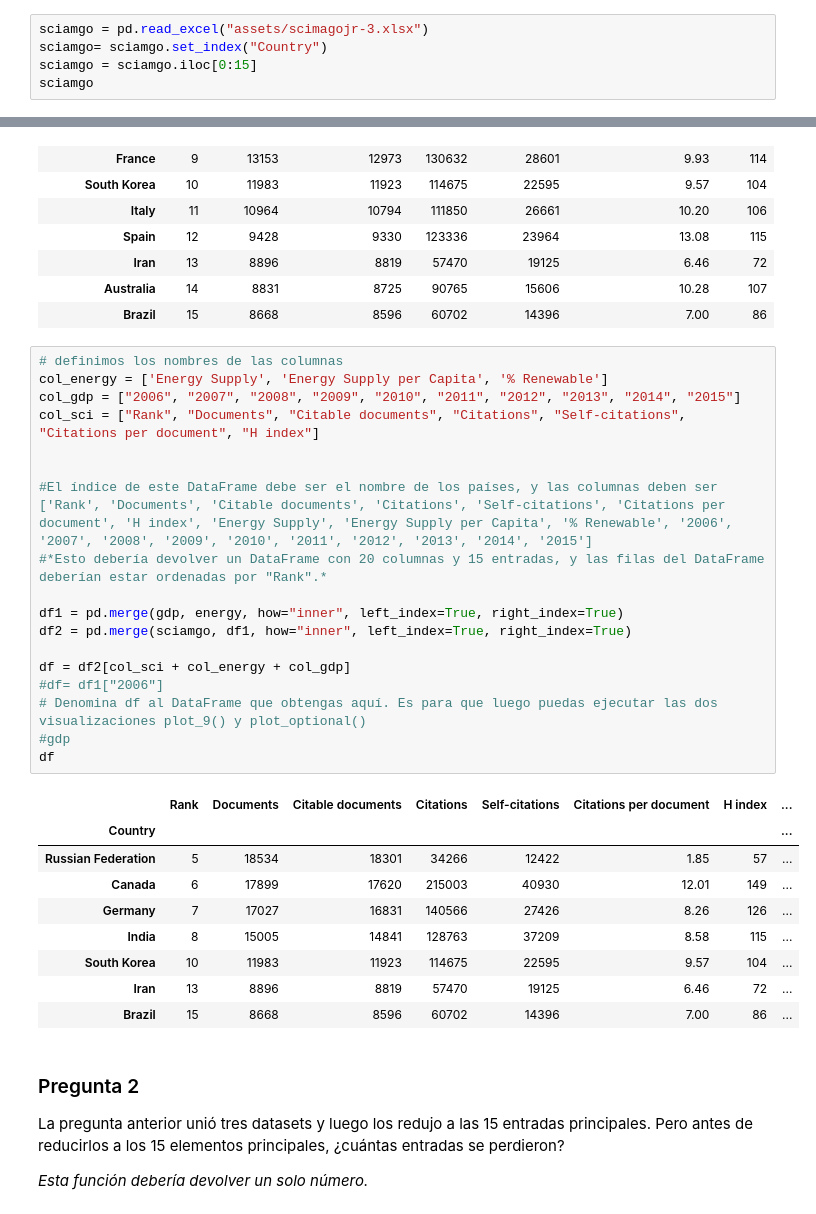
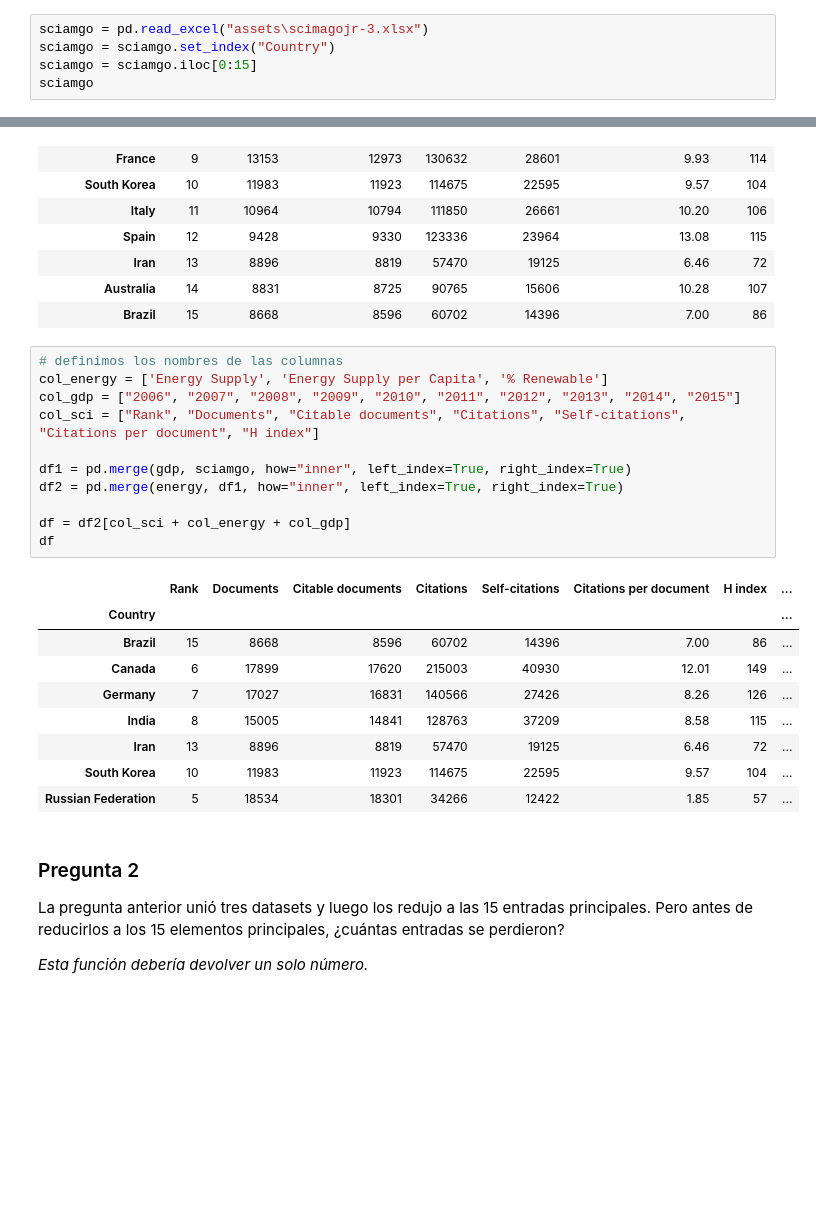
Before and after one commit to AlexiaPereiraa/Proyecto2_DataAnalisis, a Jupyter notebook: proyecto_2.ipynb, the cells around one changed output, grey strips where cells are left out. Drawn from its saved outputs; the diff is of its cells as text; blank space fills up the shorter version.

```diff
--- a/proyecto_2.ipynb
+++ b/proyecto_2.ipynb
@@ -108,8 +108,8 @@ gdp
 | Zimbabwe | ZWE | GDP at market prices (constant 20... | NY.GDP.MKTP.KD | 3.338344e+09 | 3.549199e+09 | 3.600111e+09 | 3.824915e+09 | 3.782605e+09 | 3.968352e+09 | ... |
 264 rows × 59 columns
 # %%
-sciamgo = pd.read_excel("assets/scimagojr-3.xlsx")
-sciamgo= sciamgo.set_index("Country")
+sciamgo = pd.read_excel("assets\scimagojr-3.xlsx")
+sciamgo = sciamgo.set_index("Country")
 sciamgo = sciamgo.iloc[0:15]
 sciamgo
 # %% [output]
@@ -133,31 +133,24 @@ sciamgo
 # %%
 # definimos los nombres de las columnas
 col_energy = ['Energy Supply', 'Energy Supply per Capita', '% Renewable']
 col_gdp = ["2006", "2007", "2008", "2009", "2010", "2011", "2012", "2013", "2014", "2015"]
 col_sci = ["Rank", "Documents", "Citable documents", "Citations", "Self-citations", "Citations per document", "H index"]
 
-
-#El índice de este DataFrame debe ser el nombre de los países, y las columnas deben ser ['Rank', 'Documents', 'Citable documents', 'Citations', 'Self-citations', 'Citations per document', 'H index', 'Energy Supply', 'Energy Supply per Capita', '% Renewable', '2006', '2007', '2008', '2009', '2010', '2011', '2012', '2013', '2014', '2015']
-#*Esto debería devolver un DataFrame con 20 columnas y 15 entradas, y las filas del DataFrame deberían estar ordenadas por "Rank".*
-
-df1 = pd.merge(gdp, energy, how="inner", left_index=True, right_index=True)
-df2 = pd.merge(sciamgo, df1, how="inner", left_index=True, right_index=True)
+df1 = pd.merge(gdp, sciamgo, how="inner", left_index=True, right_index=True)
+df2 = pd.merge(energy, df1, how="inner", left_index=True, right_index=True)
 
 df = df2[col_sci + col_energy + col_gdp]
-#df= df1["2006"]
-# Denomina df al DataFrame que obtengas aquí. Es para que luego puedas ejecutar las dos visualizaciones plot_9() y plot_optional()
-#gdp
 df
 # %% [output]
 |  | Rank | Documents | Citable documents | Citations | Self-citations | Citations per document | H index | ... |
 | Country |  |  |  |  |  |  |  | ... |
-| Russian Federation | 5 | 18534 | 18301 | 34266 | 12422 | 1.85 | 57 | ... |
+| Brazil | 15 | 8668 | 8596 | 60702 | 14396 | 7.00 | 86 | ... |
 | Canada | 6 | 17899 | 17620 | 215003 | 40930 | 12.01 | 149 | ... |
 | Germany | 7 | 17027 | 16831 | 140566 | 27426 | 8.26 | 126 | ... |
 | India | 8 | 15005 | 14841 | 128763 | 37209 | 8.58 | 115 | ... |
+| Iran | 13 | 8896 | 8819 | 57470 | 19125 | 6.46 | 72 | ... |
 | South Korea | 10 | 11983 | 11923 | 114675 | 22595 | 9.57 | 104 | ... |
-| Iran | 13 | 8896 | 8819 | 57470 | 19125 | 6.46 | 72 | ... |
-| Brazil | 15 | 8668 | 8596 | 60702 | 14396 | 7.00 | 86 | ... |
+| Russian Federation | 5 | 18534 | 18301 | 34266 | 12422 | 1.85 | 57 | ... |
 # %% [markdown]
 ### Pregunta 2
 La pregunta anterior unió tres datasets y luego los redujo a las 15 entradas principales. Pero antes de reducirlos a los 15 elementos principales, ¿cuántas entradas se perdieron?
```
Also changed, not shown: parts of 15 cells of this notebook.
